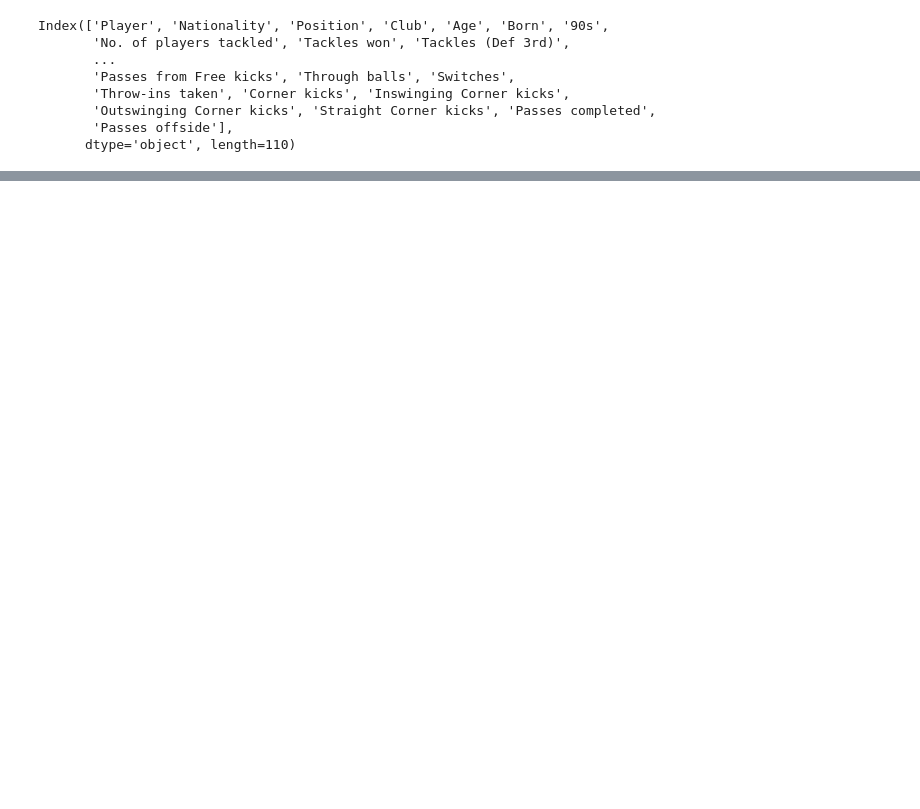
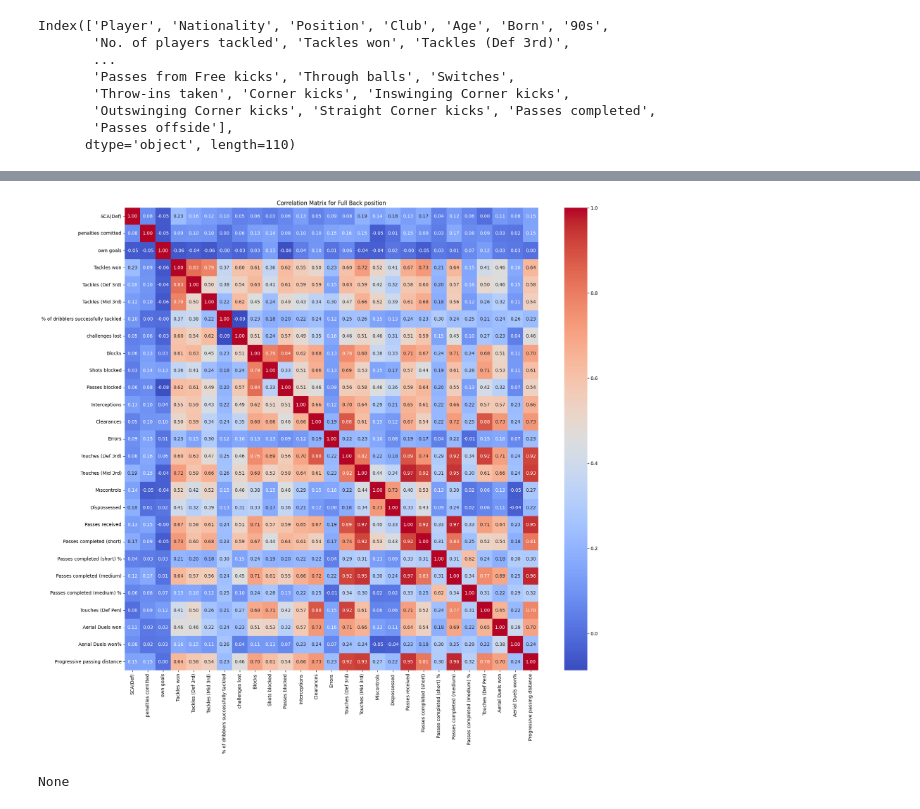
Before and after one commit to nrysam/UCL22_23, a Jupyter notebook: UEFA_Champions_League_2022_23_Best_Defender_Analysis.ipynb, the cells around one changed output, grey strips where cells are left out. Saved outputs shown, nothing was run; the diff lists cells and outputs as text; code cells hidden in the pictures; blank space fills up the shorter version.

```diff
--- a/UEFA_Champions_League_2022_23_Best_Defender_Analysis.ipynb
+++ b/UEFA_Champions_League_2022_23_Best_Defender_Analysis.ipynb
@@ -435,0 +229,6 @@ Top 2 FB from UCL 2022/2023 Season is : Alex Grimaldo and Manuel Akanji
+# %%
+# Usage
+display(plot_correlation_matrix(df_fb, 'Full Back'))
+# %% [output]
+[figure, added]
+None
```
Also changed, not shown: parts of 38 cells of this notebook.
